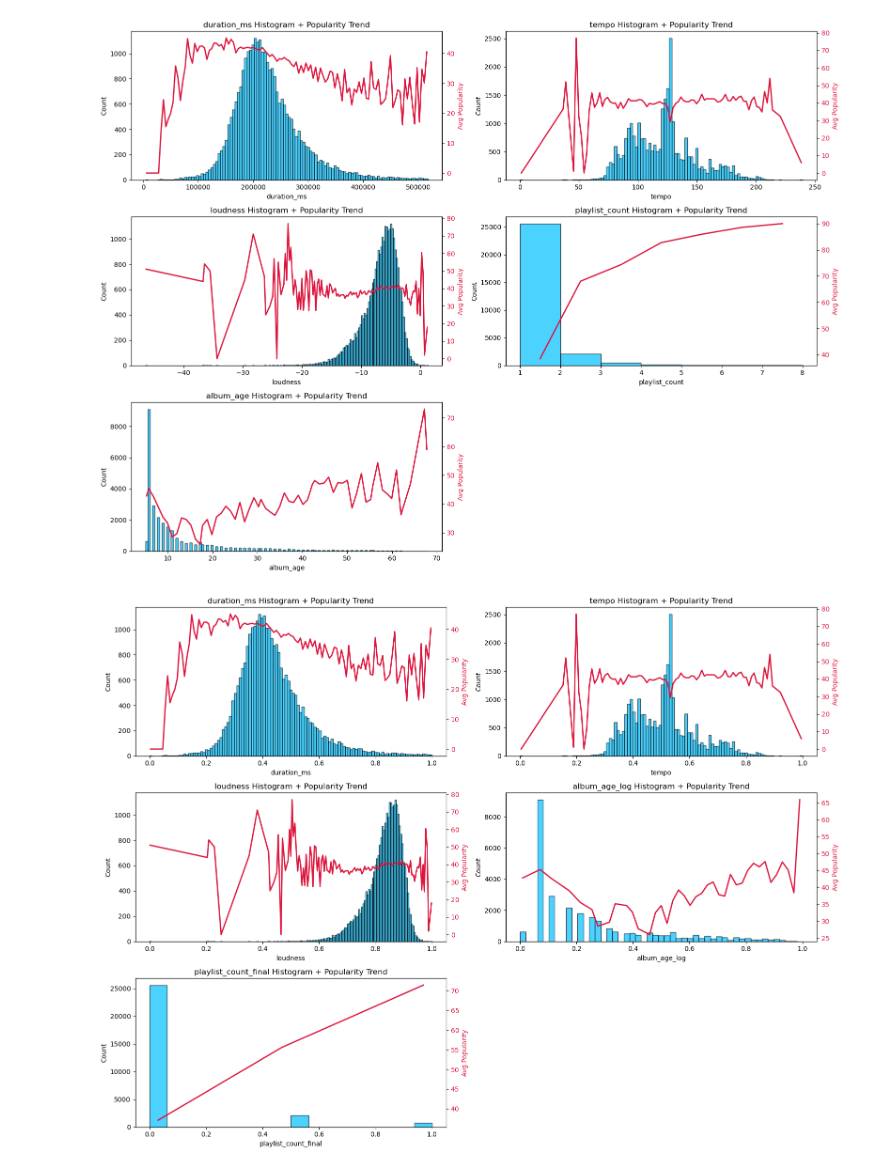
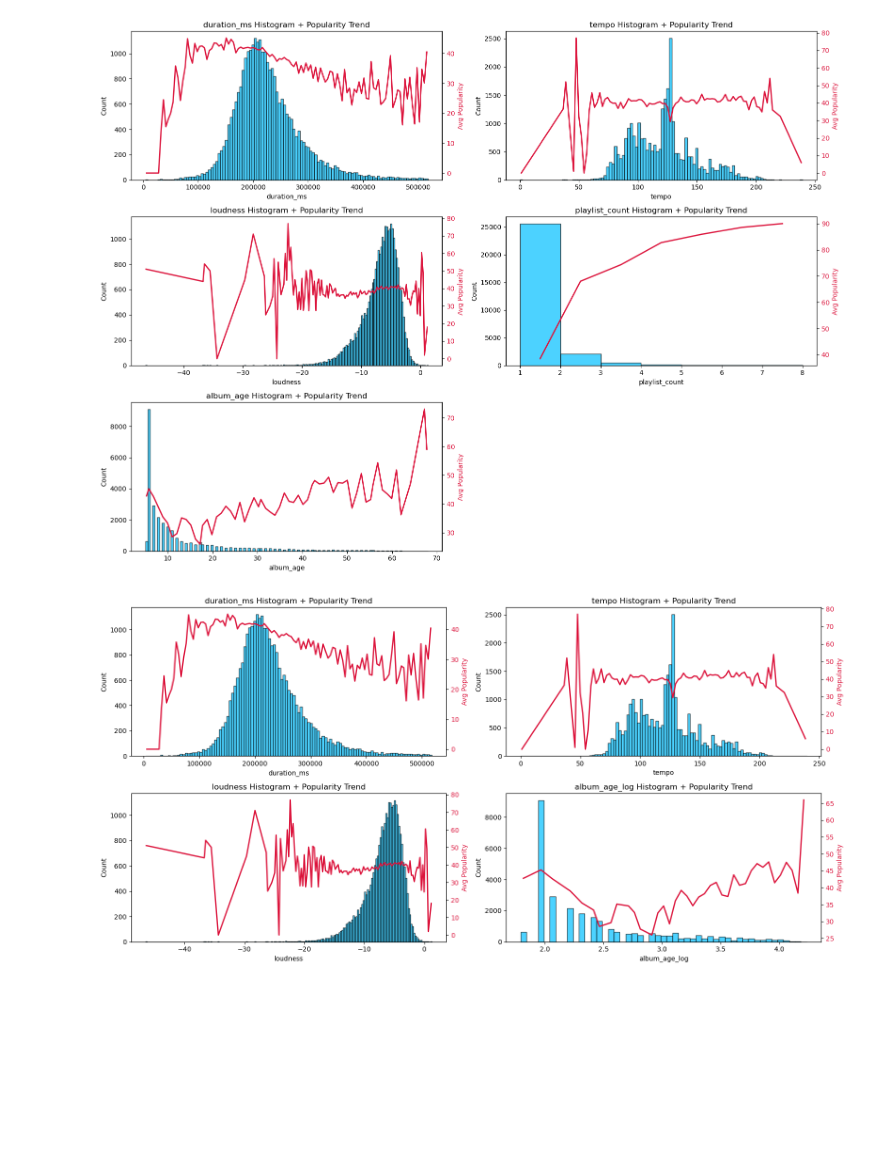
Before and after one commit to essraAlp/spotifyTrendAnalysis, a Jupyter notebook: feature_eng.ipynb, the cells around one changed output. Saved outputs shown, nothing was run; the diff lists cells and outputs as text; code cells hidden in the pictures; blank space fills up the shorter version.

```diff
--- a/feature_eng.ipynb
+++ b/feature_eng.ipynb
@@ -244,56 +244,56 @@ def playlist_binner(x):
     else:
         return 1.0
 
-data["playlist_count_final"] = data["playlist_count"].apply(playlist_binner)
+#data["playlist_count_final"] = data["playlist_count"].apply(playlist_binner)
 # %%
 cols_to_scale = ['duration_ms', 'tempo', 'loudness', 'album_age_log']
 # %%
 # Normalizasyon işlemleri yapıldı:
 # Tempo, loudness, duration_ms değer aralıkları geniş olduğu için min-max scaling uygulandı ve diğer feature'lar ile benzer ölçeğe getirildi.
-from sklearn.preprocessing import MinMaxScaler, RobustScaler
+# from sklearn.preprocessing import MinMaxScaler, RobustScaler
 
-minmax_scaler = MinMaxScaler()
-robust_scaler = RobustScaler()
+# minmax_scaler = MinMaxScaler()
+# robust_scaler = RobustScaler()
 
-# Fit ve transform işlemi
-data[cols_to_scale] = minmax_scaler.fit_transform(data[cols_to_scale])
+# # Fit ve transform işlemi
+# data[cols_to_scale] = minmax_scaler.fit_transform(data[cols_to_scale])
 # %%
 # Yeni dağılım grafikleri gösterildi.
-cols_to_plot = cols_to_scale + ['playlist_count_final']
+cols_to_plot = cols_to_scale #+ ['playlist_count_final']
 n_cols = 2
 n_rows = math.ceil(len(cols_to_plot) / n_cols)
 
 fig, ax = plt.subplots(nrows=n_rows, ncols=n_cols, figsize=(16, n_rows * 4))
 ax = ax.flatten()
 
 for i, col in enumerate(cols_to_plot):
     # Histogram (önce otomatik bin aralıklarını al)
     counts, bins, patches = ax[i].hist(data[col], bins='auto', color='deepskyblue', edgecolor='black', alpha=0.7)
 
     # Popularity ortalamaları (bin aralıklarına göre)
     bin_labels = pd.cut(data[col], bins=bins, include_lowest=True)
     grouped = data.groupby(bin_labels)['popularity'].mean().dropna()
     centers = [interval.mid for interval in grouped.index]
     bin_means = grouped.values
 
     # Popularity çizgisi
     ax2 = ax[i].twinx()
     ax2.plot(centers, bin_means, color='crimson', linewidth=2)
     ax2.set_ylabel('Avg Popularity', color='crimson')
     ax2.tick_params(axis='y', labelcolor='crimson')
 
     ax[i].set_title(f'{col} Histogram + Popularity Trend')
     ax[i].set_xlabel(col)
     ax[i].set_ylabel('Count')
 
 # Boş kalan hücreleri gizle
 for j in range(i + 1, len(ax)):
     fig.delaxes(ax[j])
 
 plt.tight_layout()
 plt.show()
 # %% [output]
-[figure, old version]
+[figure, new version]
 # %%
 print("Önceki column sayısı" + str(len(data.columns)))
 print(data.columns)
```
Also changed, not shown: parts of 3 cells of this notebook, 9 other files.
